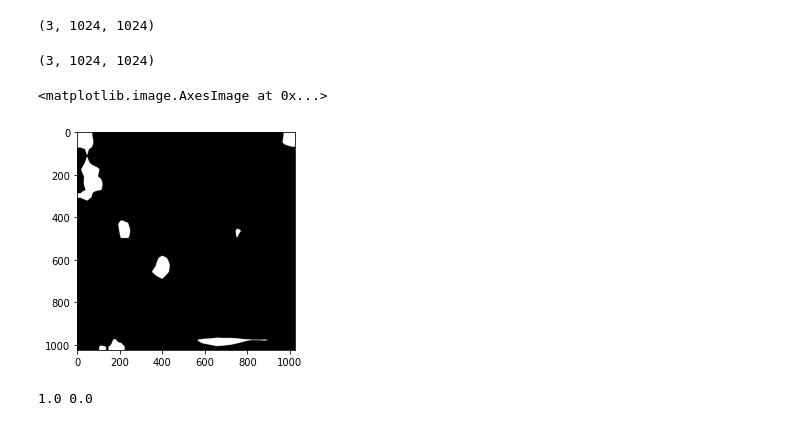
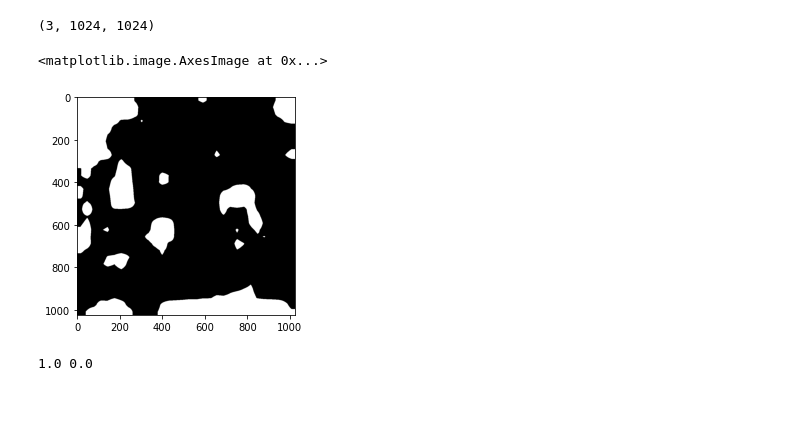
Before and after one commit to HYUNMIN-HWANG/AI604-Computer-Vision-Project, a Jupyter notebook: IOU__3samples.ipynb, the cells around one changed output. Cells and saved outputs as stored; diff of their text form; code cells hidden in the pictures.

```diff
--- a/IOU__3samples.ipynb
+++ b/IOU__3samples.ipynb
@@ -225,16 +225,11 @@ cam.shape
 # %% [output]
 (3, 1024, 1024)
 # %%
-cam = np.where(cam>0.4, 1.0, 0.0)
-cam.shape
+cam1 = np.where(cam1>0.1, 1.0, 0.0)
+plt.imshow(cam1, cmap='gray')
 # %% [output]
-(3, 1024, 1024)
+<matplotlib.image.AxesImage at 0x...>
+[figure, added]
-# %%
-cam1 = np.where(cam1>0.4, 1.0, 0.0)
-plt.imshow(cam1, cmap='gray')
-# %% [output]
-<matplotlib.image.AxesImage at 0x...>
-[figure, removed]
 # %%
 print(np.max(cam1), np.min(cam1))
 # %% [output]
```
Also changed, not shown: parts of 2 cells of this notebook.
